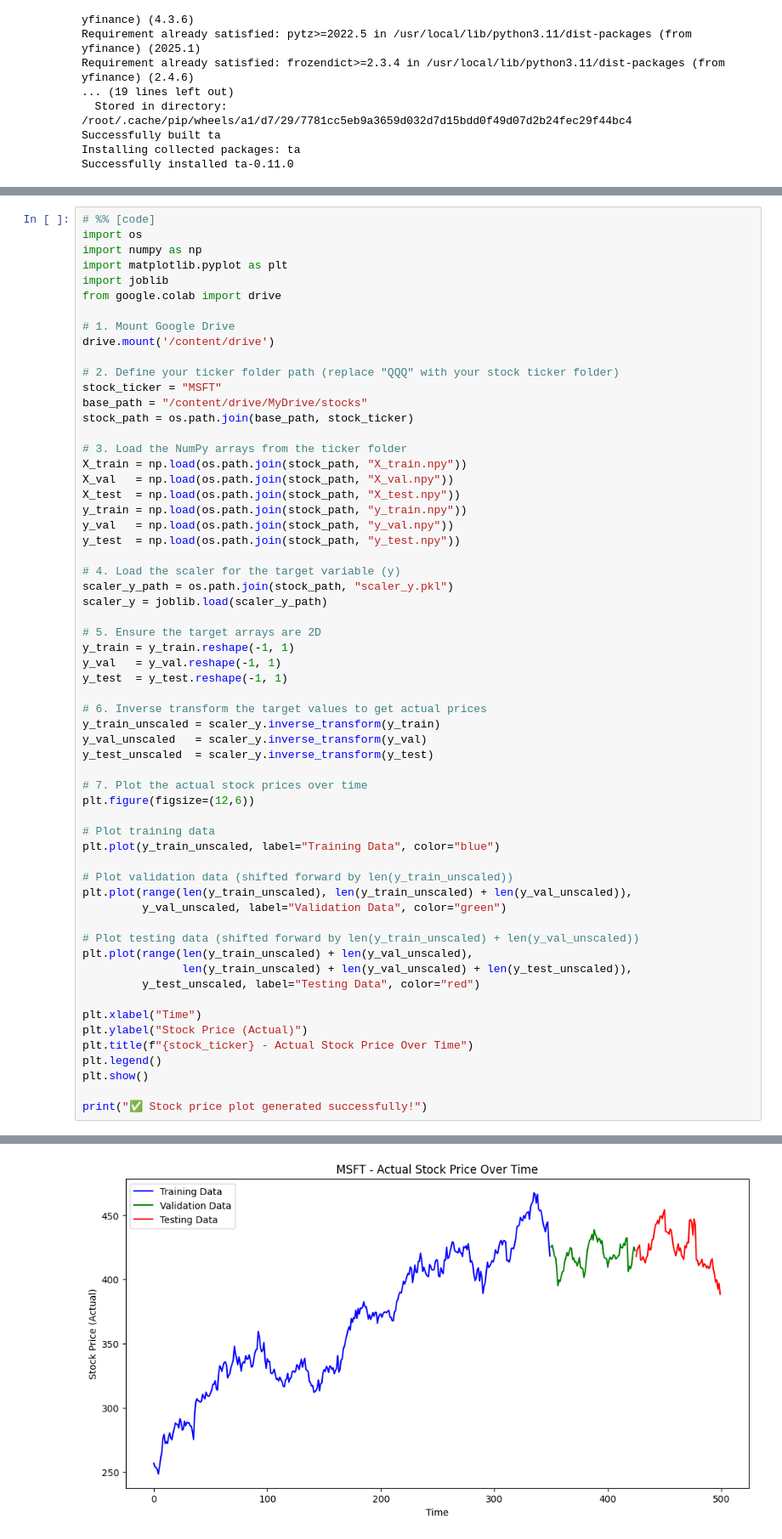
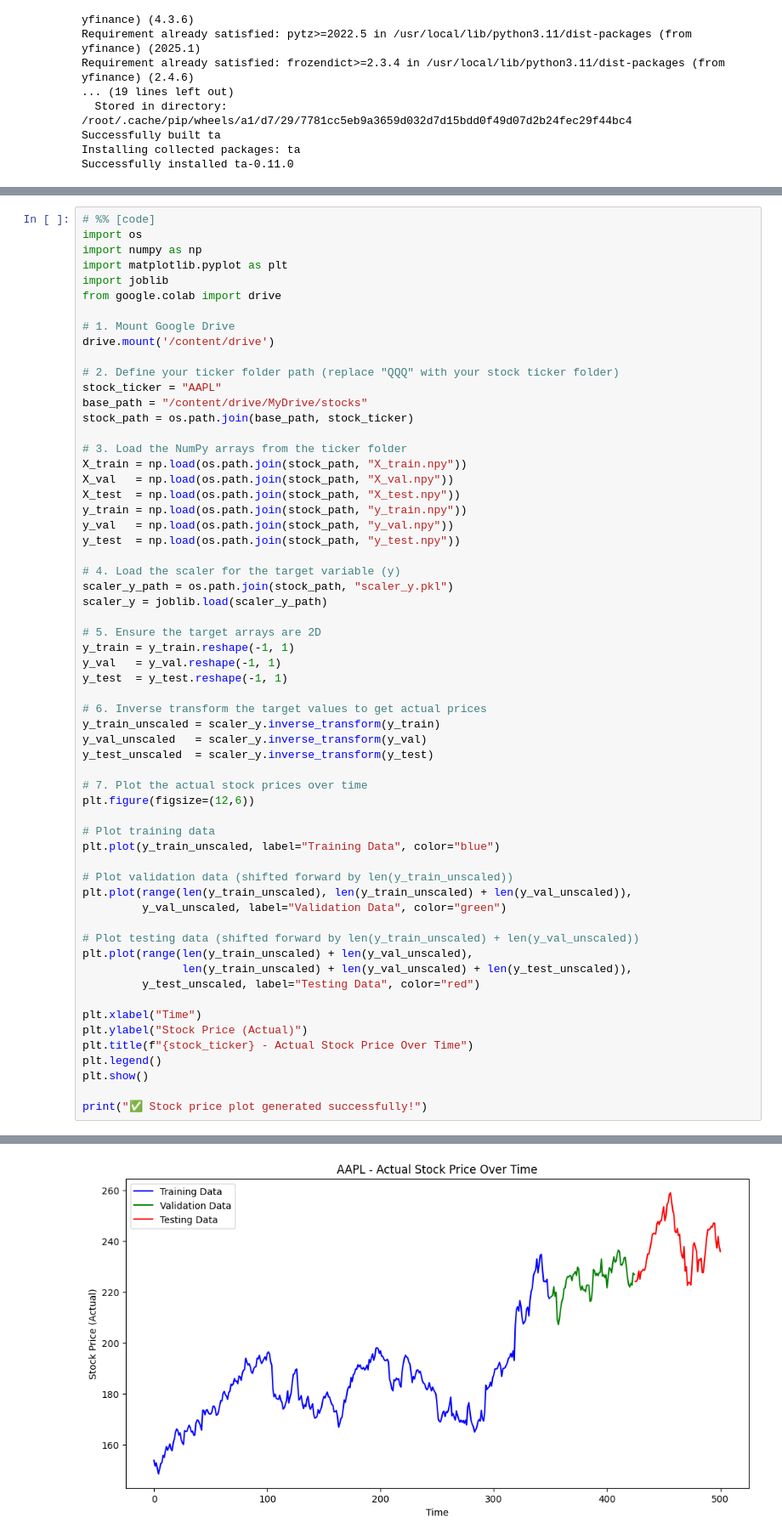
Before and after one commit to NathanDietrich/Artificial-Intelligence-and-Machine-Learning-portfolio, a Jupyter notebook: DataCollectionFixed.ipynb, the cells around one changed output, grey strips where cells are left out. Shown at 85% size. Drawn from its saved outputs; the diff is of its cells as text.

```diff
--- a/DataCollectionFixed.ipynb
+++ b/DataCollectionFixed.ipynb
@@ -773,7 +770,7 @@ from google.colab import drive
 drive.mount('/content/drive')
 
 # 2. Define your ticker folder path (replace "QQQ" with your stock ticker folder)
-stock_ticker = "MSFT"
+stock_ticker = "AAPL"
 base_path = "/content/drive/MyDrive/stocks"
 stock_path = os.path.join(base_path, stock_ticker)
 
@@ -796,32 +793,32 @@ y_test  = y_test.reshape(-1, 1)
 
 # 6. Inverse transform the target values to get actual prices
 y_train_unscaled = scaler_y.inverse_transform(y_train)
 y_val_unscaled   = scaler_y.inverse_transform(y_val)
 y_test_unscaled  = scaler_y.inverse_transform(y_test)
 
 # 7. Plot the actual stock prices over time
 plt.figure(figsize=(12,6))
 
 # Plot training data
 plt.plot(y_train_unscaled, label="Training Data", color="blue")
 
 # Plot validation data (shifted forward by len(y_train_unscaled))
 plt.plot(range(len(y_train_unscaled), len(y_train_unscaled) + len(y_val_unscaled)),
          y_val_unscaled, label="Validation Data", color="green")
 
 # Plot testing data (shifted forward by len(y_train_unscaled) + len(y_val_unscaled))
 plt.plot(range(len(y_train_unscaled) + len(y_val_unscaled),
                len(y_train_unscaled) + len(y_val_unscaled) + len(y_test_unscaled)),
          y_test_unscaled, label="Testing Data", color="red")
 
 plt.xlabel("Time")
 plt.ylabel("Stock Price (Actual)")
 plt.title(f"{stock_ticker} - Actual Stock Price Over Time")
 plt.legend()
 plt.show()
 
 print("✅ Stock price plot generated successfully!")
 # %% [output]
 Drive already mounted at /content/drive; to attempt to forcibly remount, call drive.mount("/content/drive", force_remount=True).
-[figure, old version]
+[figure, new version]
 ✅ Stock price plot generated successfully!
```
Also changed, not shown: parts of 5 cells of this notebook.
